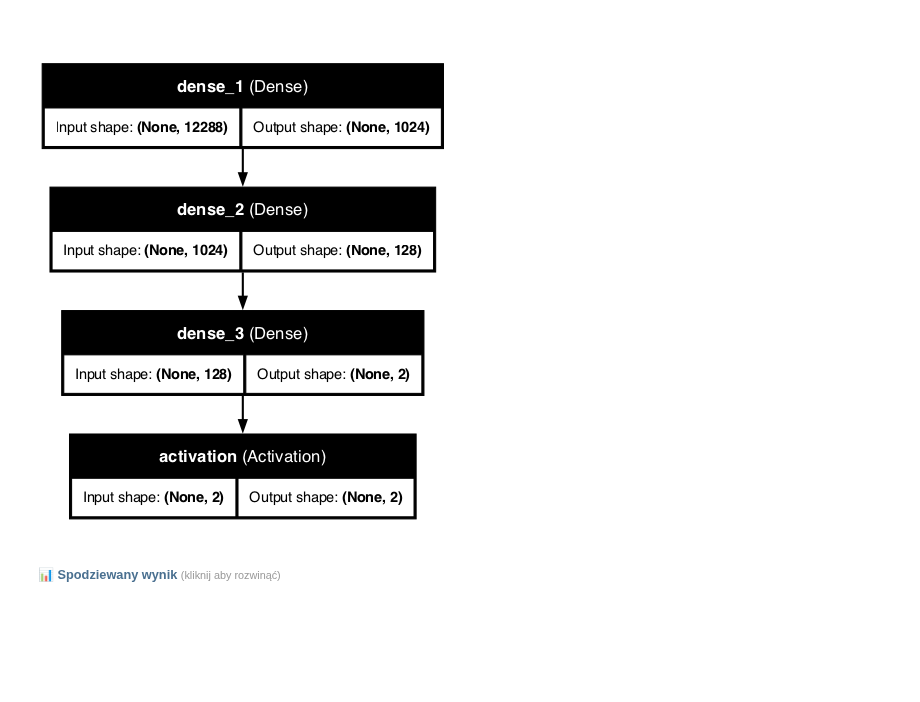
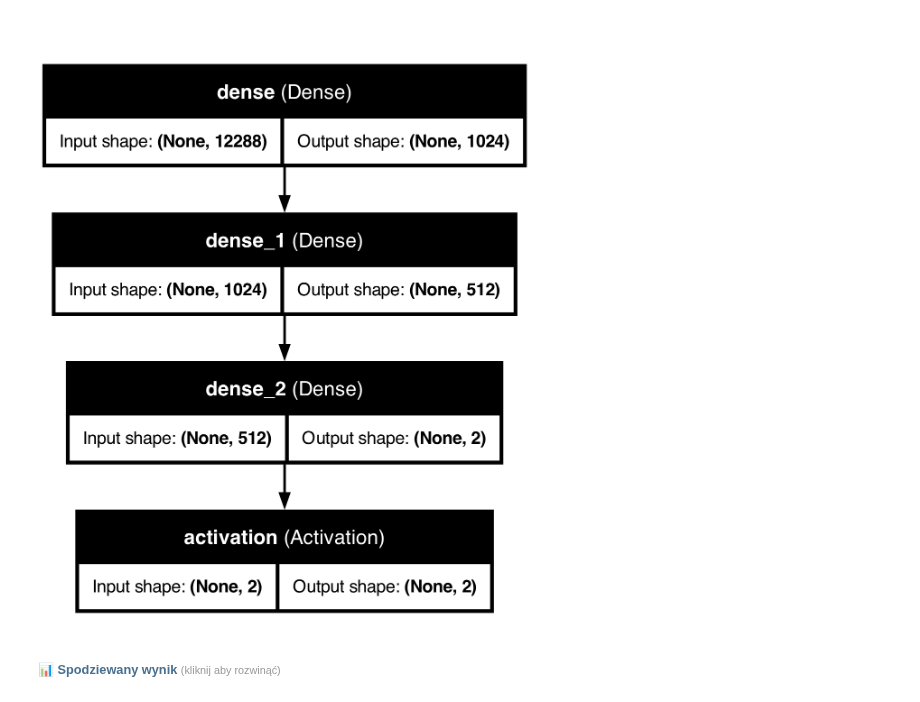
Before and after one commit to NXTRSS/MachineLearningCourse, a Jupyter notebook: Sieć_Neuronowa.ipynb, the cells around one changed output. Saved outputs shown, nothing was run; the diff lists cells and outputs as text; code cells hidden in the pictures; blank space fills up the shorter version.

```diff
--- a/Sieć_Neuronowa.ipynb
+++ b/Sieć_Neuronowa.ipynb
@@ -259,7 +266,7 @@ np.random.seed(42)
 tf.random.set_seed(42)
 model = Sequential(name='Simple_model')
 model.add(Dense(1024, input_dim=IMG_SIZE * IMG_SIZE * 3, activation="relu", kernel_initializer="uniform"))
-model.add(Dense(128, activation="relu", kernel_initializer="uniform"))
+model.add(Dense(512, activation="relu", kernel_initializer="uniform"))
 model.add(Dense(2))
 model.add(Activation("softmax"))
 # %% [markdown]
@@ -291,9 +298,9 @@ Model: "Simple_model"
 # %% [markdown]
 ######
 # %%
-plot_model(model, show_shapes=True, show_layer_names=True, to_file='model.png', dpi=75)
+plot_model(model, show_shapes=True, show_layer_names=True, to_file='model.png')
 # %% [output]
-[figure, old version]
+[figure, new version]
 # %% [markdown]
 ###### <span style="color: #4a7090;">📊 Spodziewany wynik</span> <span style="color: #999; font-weight: normal; font-size: 0.85em;">(kliknij aby rozwinąć)</span>
 # %% [markdown]
```
Also changed, not shown: parts of 31 cells of this notebook.
